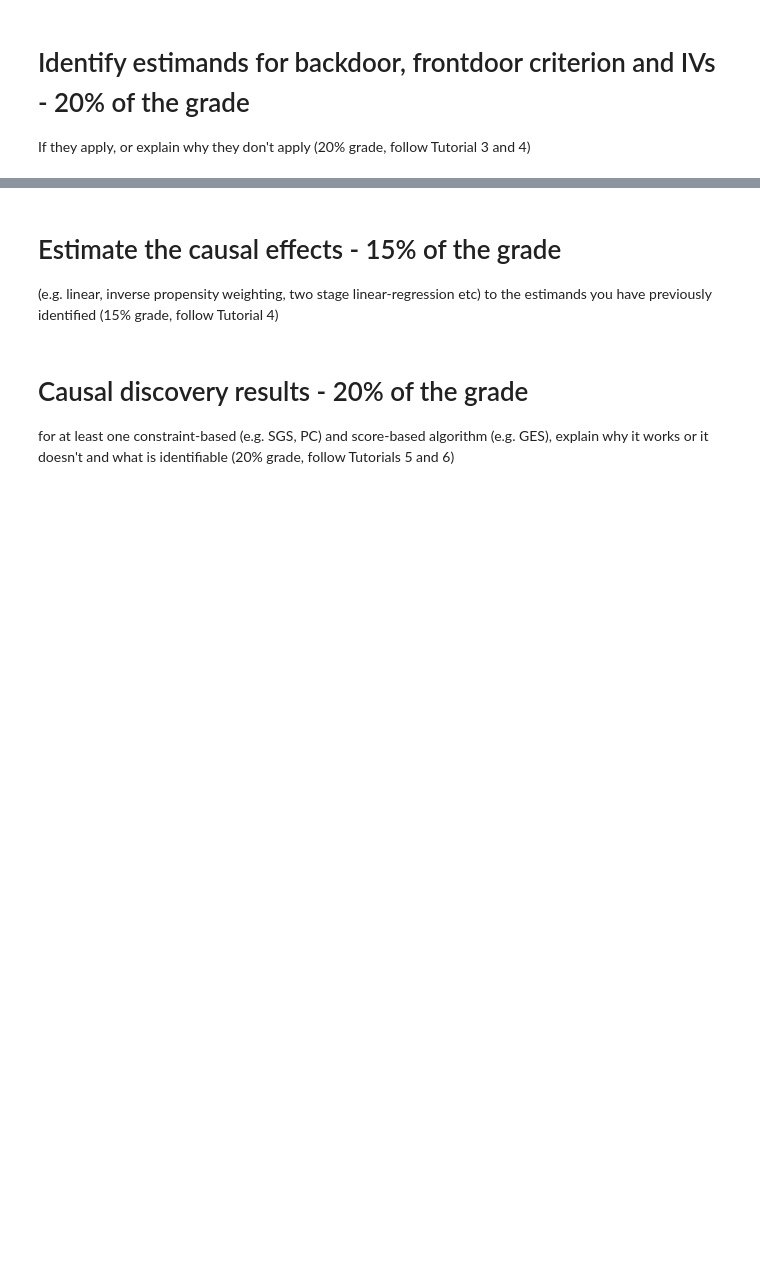
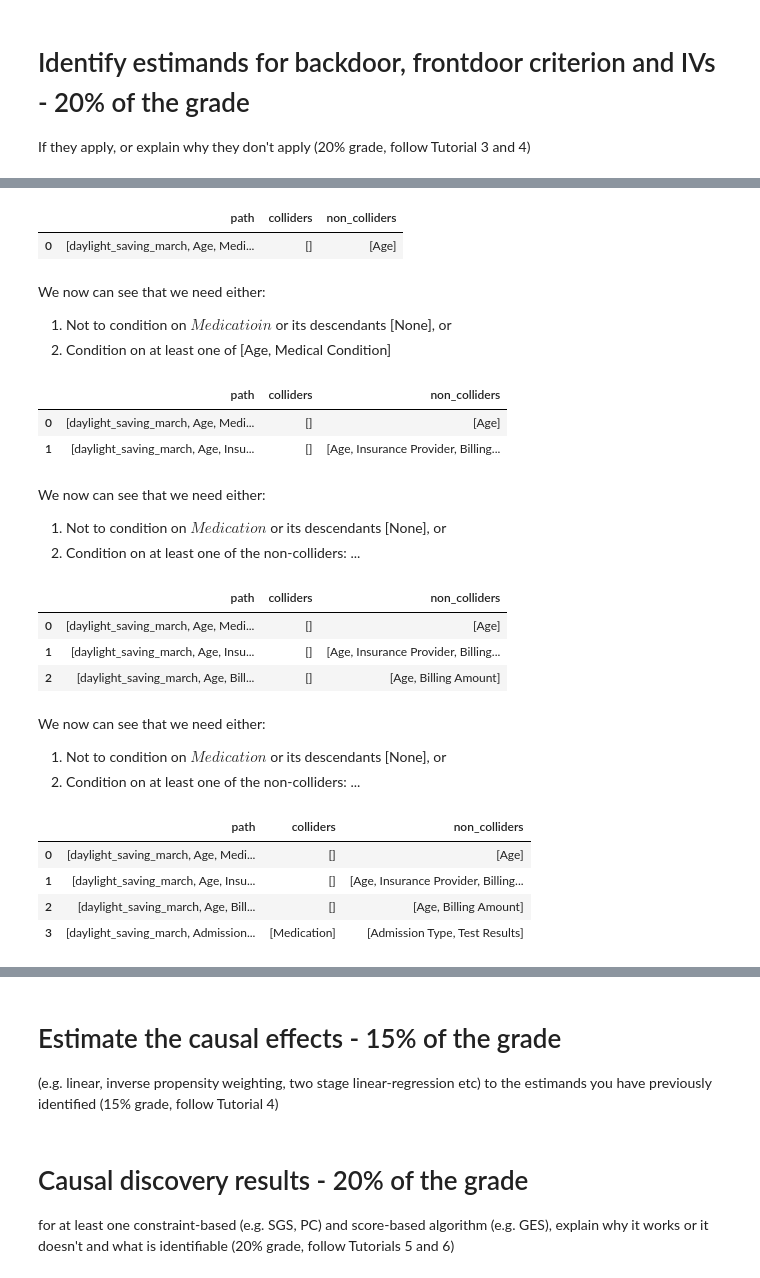
Before and after one commit to AnneLouisedb/Causality_Eurostat, a Jupyter notebook: heart_attack/daylight_saving_on_heart_attack.ipynb, the cells around one changed output, grey strips where cells are left out. Cells and saved outputs as stored; diff of their text form; code cells hidden in the pictures; blank space fills up the shorter version.

```diff
--- a/heart_attack/daylight_saving_on_heart_attack.ipynb
+++ b/heart_attack/daylight_saving_on_heart_attack.ipynb
@@ -181,0 +328,9 @@ If they apply, or explain why they don't apply (20% grade, follow Tutorial 3 and
+# %%
+# we can create a Backdoor object with G, 'X', and 'Y'
+# note that we are back to using the directed graph, G, as we only needed the undirected to find the paths
+bd = backdoor.Backdoor(G, 'daylight_saving_march','Medical Condition')
+# %%
+# we apply the is_backdoor function to each path to check if a path is a backdoor path
+backdoor_paths = [path for path in all_possible_paths if bd.is_backdoor(path)]
+for path in backdoor_paths:
+    print(path)
@@ -181,0 +351,62 @@ If they apply, or explain why they don't apply (20% grade, follow Tutorial 3 and
+# %%
+def get_adjustment_variables(path):
+    # we create empty (for now) lists for our colliders and non-colliders
+    # we also create a variable for the length of the path
+    colliders = np.array([])
+    non_colliders = []
+    path_len = len(path)
+
+    # we loop through adjacent variables on the path, ignoring the source and target variables as potential colliders
+    for node0, node1, node2 in zip(path[0:path_len-2], path[1:path_len-1], path[2:]):
+        # if there is an arrow pointing into node1 from both sides on the path, it is a collider
+        if G.has_edge(node0, node1) and G.has_edge(node2, node1):
+            colliders = np.append(colliders, list(nx.descendants(G,node1)) + [node1]) # so we add it (and all its descendants) to the list
+    # we flatten the list of list
+    colliders = colliders.flatten()
+    # any node on the path (excluding the source and target) that is not a collider is a non-collider
+    non_colliders = [x for x in path[1:-1] if x not in colliders]
+    # finally, we add the information to our dataframe, with the path, colliders, and non-colliders
+    adjustment_variables.loc[len(adjustment_variables.index)] = [path, colliders, non_colliders]
+    return adjustment_variables
+
+
+get_adjustment_variables(backdoor_paths[0])
+# %% [output]
+|  | path | colliders | non_colliders |
+| 0 | [daylight_saving_march, Age, Medi... | [] | [Age] |
+# %% [markdown]
+We now can see that we need either:
+
+1. Not to condition on $Medicatioin$ or its descendants [None], or
+2. Condition on at least one of [Age, Medical Condition]
+# %%
+get_adjustment_variables(backdoor_paths[1])
+# %% [output]
+|  | path | colliders | non_colliders |
+| 0 | [daylight_saving_march, Age, Medi... | [] | [Age] |
+| 1 | [daylight_saving_march, Age, Insu... | [] | [Age, Insurance Provider, Billing... |
+# %% [markdown]
+We now can see that we need either:
+
+1. Not to condition on $Medication$ or its descendants [None], or
+2. Condition on at least one of the non-colliders: ...
+# %%
+get_adjustment_variables(backdoor_paths[2])
+# %% [output]
+|  | path | colliders | non_colliders |
+| 0 | [daylight_saving_march, Age, Medi... | [] | [Age] |
+| 1 | [daylight_saving_march, Age, Insu... | [] | [Age, Insurance Provider, Billing... |
+| 2 | [daylight_saving_march, Age, Bill... | [] | [Age, Billing Amount] |
+# %% [markdown]
+We now can see that we need either:
+
+1. Not to condition on $Medication$ or its descendants [None], or
+2. Condition on at least one of the non-colliders: ...
+# %%
+get_adjustment_variables(backdoor_paths[3])
+# %% [output]
+|  | path | colliders | non_colliders |
+| 0 | [daylight_saving_march, Age, Medi... | [] | [Age] |
+| 1 | [daylight_saving_march, Age, Insu... | [] | [Age, Insurance Provider, Billing... |
+| 2 | [daylight_saving_march, Age, Bill... | [] | [Age, Billing Amount] |
+| 3 | [daylight_saving_march, Admission... | [Medication] | [Admission Type, Test Results] |
```
Also changed, not shown: parts of 22 cells of this notebook, 3 other files.
